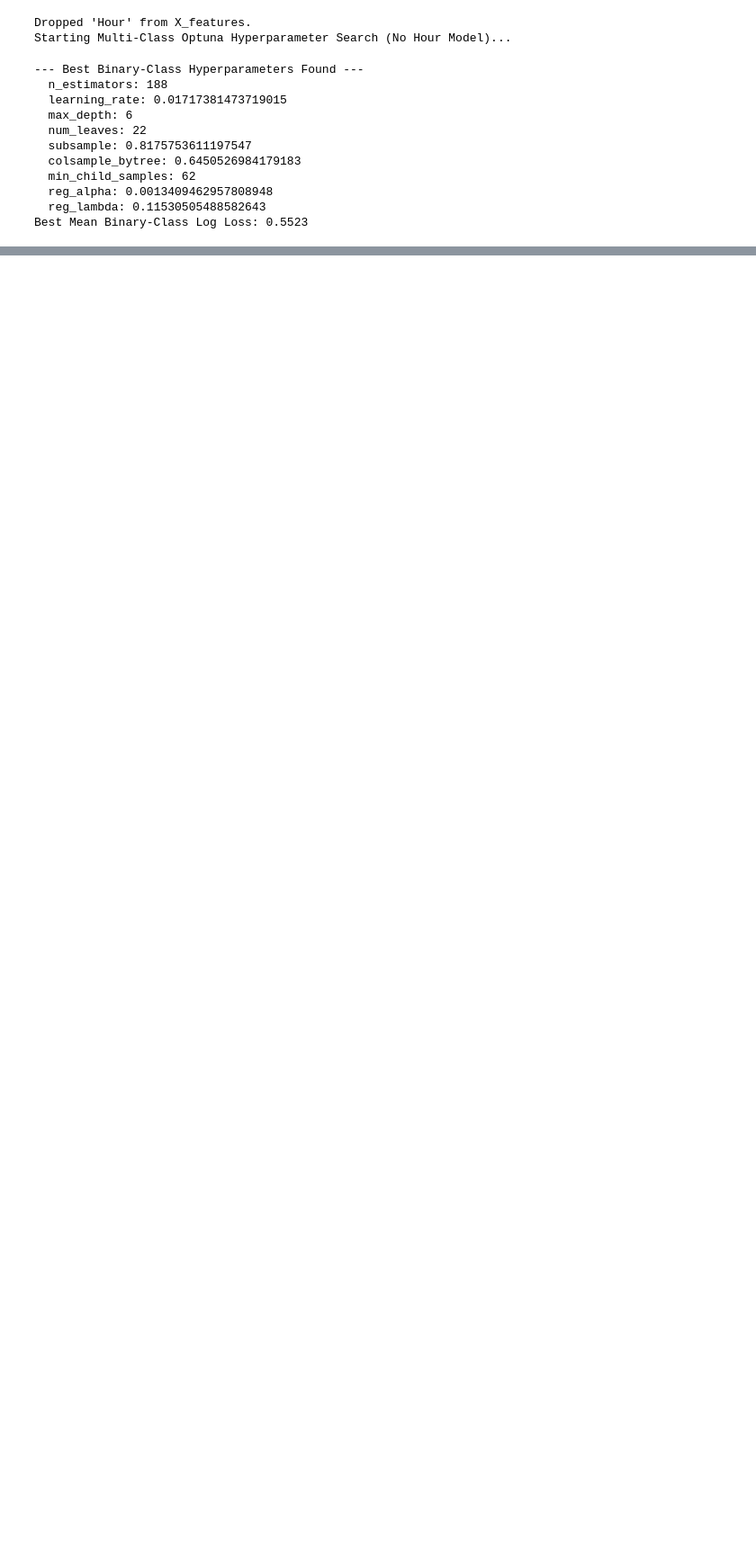
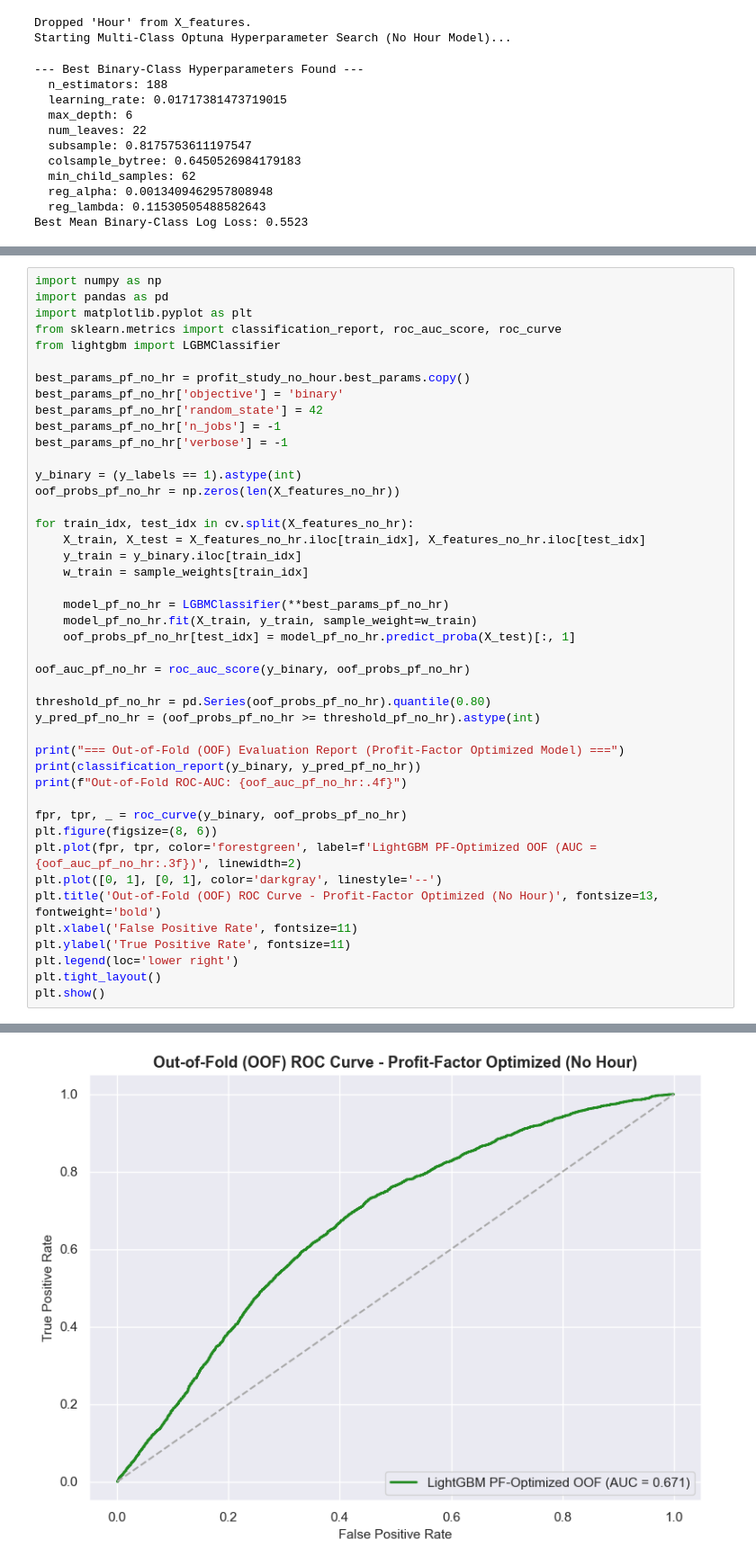
Before and after one commit to elizasatrian/mnq-ml-strategy, a Jupyter notebook: working.ipynb, the cells around one changed output, grey strips where cells are left out. Shown at 90% size. Cells and saved outputs as stored; diff of their text form; blank space fills up the shorter version.

```diff
--- a/working.ipynb
+++ b/working.ipynb
@@ -1392,0 +1549,45 @@ FileNotFoundError: [Errno 2] No such file or directory: 'live_features_audit.csv
+# %%
+import numpy as np
+import pandas as pd
+import matplotlib.pyplot as plt
+from sklearn.metrics import classification_report, roc_auc_score, roc_curve
+from lightgbm import LGBMClassifier
+
+best_params_pf_no_hr = profit_study_no_hour.best_params.copy()
+best_params_pf_no_hr['objective'] = 'binary'
+best_params_pf_no_hr['random_state'] = 42
+best_params_pf_no_hr['n_jobs'] = -1
+best_params_pf_no_hr['verbose'] = -1
+
+y_binary = (y_labels == 1).astype(int)
+oof_probs_pf_no_hr = np.zeros(len(X_features_no_hr))
+
+for train_idx, test_idx in cv.split(X_features_no_hr):
+    X_train, X_test = X_features_no_hr.iloc[train_idx], X_features_no_hr.iloc[test_idx]
+    y_train = y_binary.iloc[train_idx]
+    w_train = sample_weights[train_idx]
+
+    model_pf_no_hr = LGBMClassifier(**best_params_pf_no_hr)
+    model_pf_no_hr.fit(X_train, y_train, sample_weight=w_train)
+    oof_probs_pf_no_hr[test_idx] = model_pf_no_hr.predict_proba(X_test)[:, 1]
+
+oof_auc_pf_no_hr = roc_auc_score(y_binary, oof_probs_pf_no_hr)
+
+threshold_pf_no_hr = pd.Series(oof_probs_pf_no_hr).quantile(0.80)
+y_pred_pf_no_hr = (oof_probs_pf_no_hr >= threshold_pf_no_hr).astype(int)
+
+print("=== Out-of-Fold (OOF) Evaluation Report (Profit-Factor Optimized Model) ===")
+print(classification_report(y_binary, y_pred_pf_no_hr))
+print(f"Out-of-Fold ROC-AUC: {oof_auc_pf_no_hr:.4f}")
+
+fpr, tpr, _ = roc_curve(y_binary, oof_probs_pf_no_hr)
+plt.figure(figsize=(8, 6))
+plt.plot(fpr, tpr, color='forestgreen', label=f'LightGBM PF-Optimized OOF (AUC = {oof_auc_pf_no_hr:.3f})', linewidth=2)
+plt.plot([0, 1], [0, 1], color='darkgray', linestyle='--')
+plt.title('Out-of-Fold (OOF) ROC Curve - Profit-Factor Optimized (No Hour)', fontsize=13, fontweight='bold')
+plt.xlabel('False Positive Rate', fontsize=11)
+plt.ylabel('True Positive Rate', fontsize=11)
+plt.legend(loc='lower right')
+plt.tight_layout()
+plt.show()
+# %% [output]
@@ -1392,0 +1605 @@ FileNotFoundError: [Errno 2] No such file or directory: 'live_features_audit.csv
+[figure, added]
```
Also changed, not shown: parts of 37 cells of this notebook.
